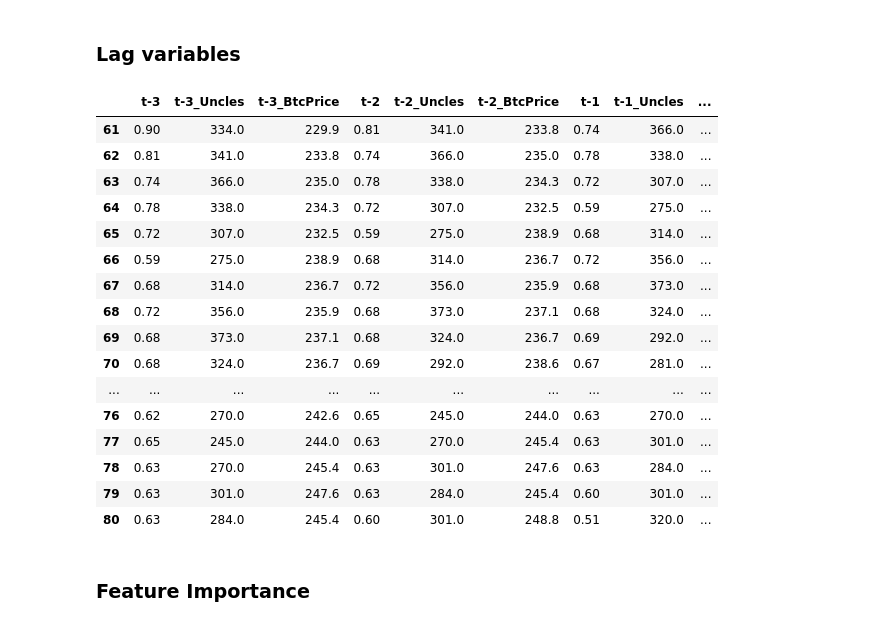
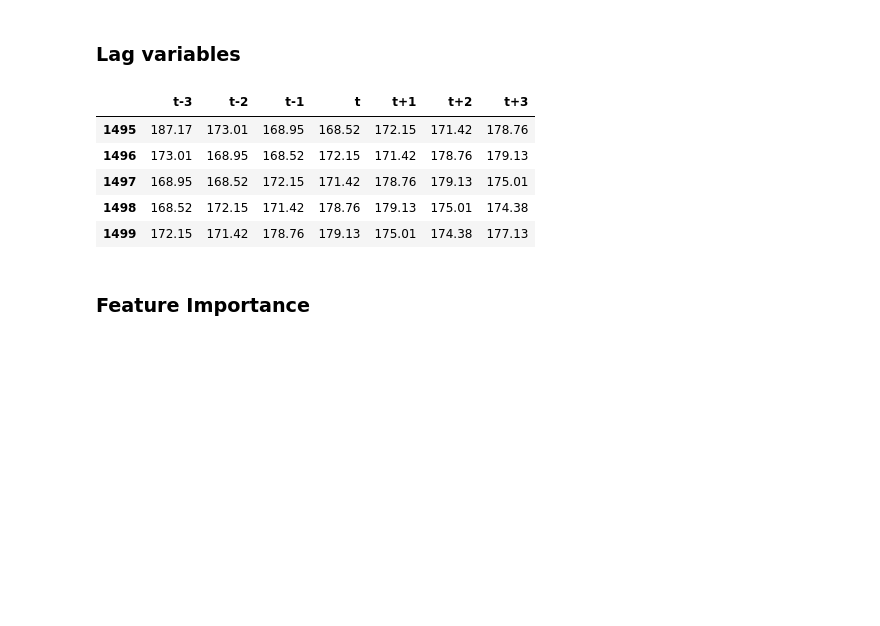
Before and after one commit to y4m4rx/appliedDataScienceProject, a Jupyter notebook: sezi/Combine.ipynb, the cells around one changed output. Saved outputs shown, nothing was run; the diff lists cells and outputs as text; code cells hidden in the pictures; blank space fills up the shorter version.

```diff
--- a/sezi/Combine.ipynb
+++ b/sezi/Combine.ipynb
@@ -439,44 +440,34 @@ dtype: float64
 # %%
 def shift_var(data, prev, future, endog, exog):
     lag_var = pd.DataFrame()
-    for i in range(prev+future,0,-1):
+    for i in range(prev+future,-1,-1):
         if i>future:
             time = "t-"+str(i-future)
             lag_var[time] = data[endog].shift(i).values
+
             for c in exog:
                 lag_var[time + "_"+c] = data[c].shift(i).values
 
         elif i == future:
             time = "t"
             lag_var[time] = data[endog].shift(i).values
         else:
             time = "t+"+str(future-i)
             lag_var[time] = data[endog].shift(i).values
     lag_var[time] = data[endog].values
-    lag_var = lag_var[useData+1:]
+    lag_var = lag_var[prev+future:]
     return lag_var
 
 
-normalise_Lag_features = shift_var(df_data,3, 3,"Price",["Uncles","BtcPrice"])
-normalise_Lag_features.head(20)
+normalise_Lag_features = shift_var(df_data,3, 3,"Price",[])
+normalise_Lag_features.tail()
 # %% [output]
-|  | t-3 | t-3_Uncles | t-3_BtcPrice | t-2 | t-2_Uncles | t-2_BtcPrice | t-1 | t-1_Uncles | ... |
-| 61 | 0.90 | 334.0 | 229.9 | 0.81 | 341.0 | 233.8 | 0.74 | 366.0 | ... |
-| 62 | 0.81 | 341.0 | 233.8 | 0.74 | 366.0 | 235.0 | 0.78 | 338.0 | ... |
-| 63 | 0.74 | 366.0 | 235.0 | 0.78 | 338.0 | 234.3 | 0.72 | 307.0 | ... |
-| 64 | 0.78 | 338.0 | 234.3 | 0.72 | 307.0 | 232.5 | 0.59 | 275.0 | ... |
-| 65 | 0.72 | 307.0 | 232.5 | 0.59 | 275.0 | 238.9 | 0.68 | 314.0 | ... |
-| 66 | 0.59 | 275.0 | 238.9 | 0.68 | 314.0 | 236.7 | 0.72 | 356.0 | ... |
-| 67 | 0.68 | 314.0 | 236.7 | 0.72 | 356.0 | 235.9 | 0.68 | 373.0 | ... |
-| 68 | 0.72 | 356.0 | 235.9 | 0.68 | 373.0 | 237.1 | 0.68 | 324.0 | ... |
-| 69 | 0.68 | 373.0 | 237.1 | 0.68 | 324.0 | 236.7 | 0.69 | 292.0 | ... |
-| 70 | 0.68 | 324.0 | 236.7 | 0.69 | 292.0 | 238.6 | 0.67 | 281.0 | ... |
-| ... | ... | ... | ... | ... | ... | ... | ... | ... | ... |
-| 76 | 0.62 | 270.0 | 242.6 | 0.65 | 245.0 | 244.0 | 0.63 | 270.0 | ... |
-| 77 | 0.65 | 245.0 | 244.0 | 0.63 | 270.0 | 245.4 | 0.63 | 301.0 | ... |
-| 78 | 0.63 | 270.0 | 245.4 | 0.63 | 301.0 | 247.6 | 0.63 | 284.0 | ... |
-| 79 | 0.63 | 301.0 | 247.6 | 0.63 | 284.0 | 245.4 | 0.60 | 301.0 | ... |
-| 80 | 0.63 | 284.0 | 245.4 | 0.60 | 301.0 | 248.8 | 0.51 | 320.0 | ... |
+|  | t-3 | t-2 | t-1 | t | t+1 | t+2 | t+3 |
+| 1495 | 187.17 | 173.01 | 168.95 | 168.52 | 172.15 | 171.42 | 178.76 |
+| 1496 | 173.01 | 168.95 | 168.52 | 172.15 | 171.42 | 178.76 | 179.13 |
+| 1497 | 168.95 | 168.52 | 172.15 | 171.42 | 178.76 | 179.13 | 175.01 |
+| 1498 | 168.52 | 172.15 | 171.42 | 178.76 | 179.13 | 175.01 | 174.38 |
+| 1499 | 172.15 | 171.42 | 178.76 | 179.13 | 175.01 | 174.38 | 177.13 |
 # %% [markdown]
 ### Feature Importance
 # %%
```
Also changed, not shown: parts of 8 cells of this notebook.
